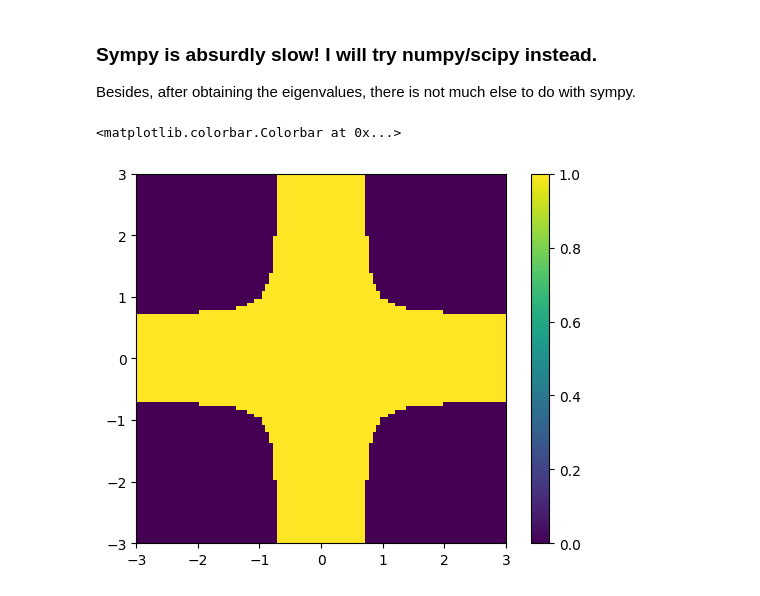
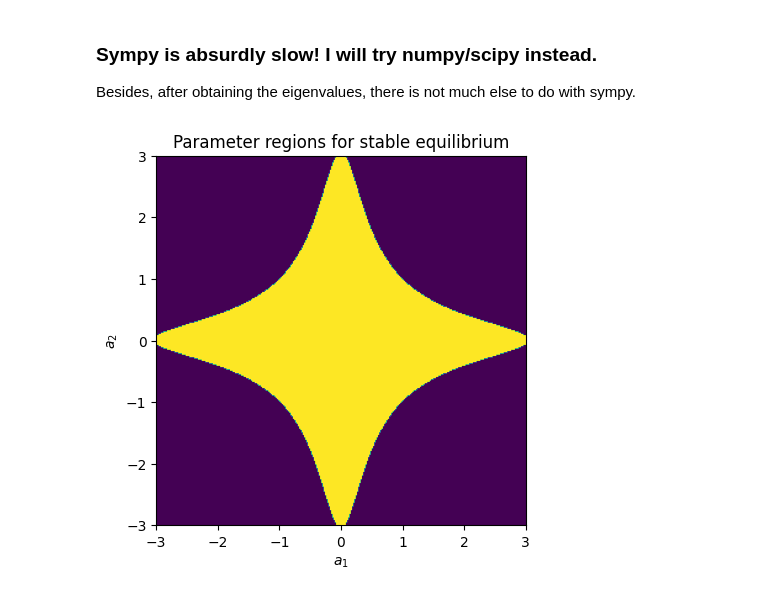
Before and after one commit to kosarrara/Coupled-FHN-Control, a Jupyter notebook: instantaneously_coupled_neurons.ipynb, the cells around one changed output. Saved outputs shown, nothing was run; the diff lists cells and outputs as text; code cells hidden in the pictures.

```diff
--- a/instantaneously_coupled_neurons.ipynb
+++ b/instantaneously_coupled_neurons.ipynb
@@ -155,35 +155,37 @@ import matplotlib.pyplot as plt
 # Define the Jacobian matrix:
 
 def J(a1, a2, c, eps):
     res = np.array([[(1 - a1**2)/eps - c/eps, -1/eps, c/eps, 0],
                 [1, 0, 0, 0],
                 [c/eps, 0, (1 - a2**2)/eps - c/eps, -1/eps],
                 [0, 0, 1, 0]])
     return res
 
 # Define the eigenvalues as a function of a1, a2, c, eps:
 
 def largest_real_eigenvalue(a1, a2, c, eps):
     eigs = la.eigvals(J(a1, a2, c, eps))
     res = np.max(np.real(eigs))
     return res
 
 a_max = 3
-a_num = 100
-c = 0.5
+a_num = 300
+c = 1.135
 eps = 0.01
 
 a1_range = np.linspace(-a_max, a_max, a_num)
 a2_range = np.linspace(-a_max, a_max, a_num)
 
 
 largest_eig = np.zeros((len(a1_range), len(a2_range)))
 for i, a1 in enumerate(a1_range):
     for j, a2 in enumerate(a2_range):
         largest_eig[i, j] = 1 if largest_real_eigenvalue(a1, a2, c, eps) > 0 else 0
 
 plt.imshow(largest_eig, extent=[-a_max, a_max, -a_max, a_max], origin='lower')
-plt.colorbar()
+plt.xlabel('$a_1$')
+plt.ylabel('$a_2$')
+plt.title('Parameter regions for stable equilibrium')
+plt.savefig('stable_equilibrium.png', dpi=600)
 # %% [output]
-<matplotlib.colorbar.Colorbar at 0x...>
-[figure, old version]
+[figure, new version]
```
Also changed, not shown: 19 other files.
